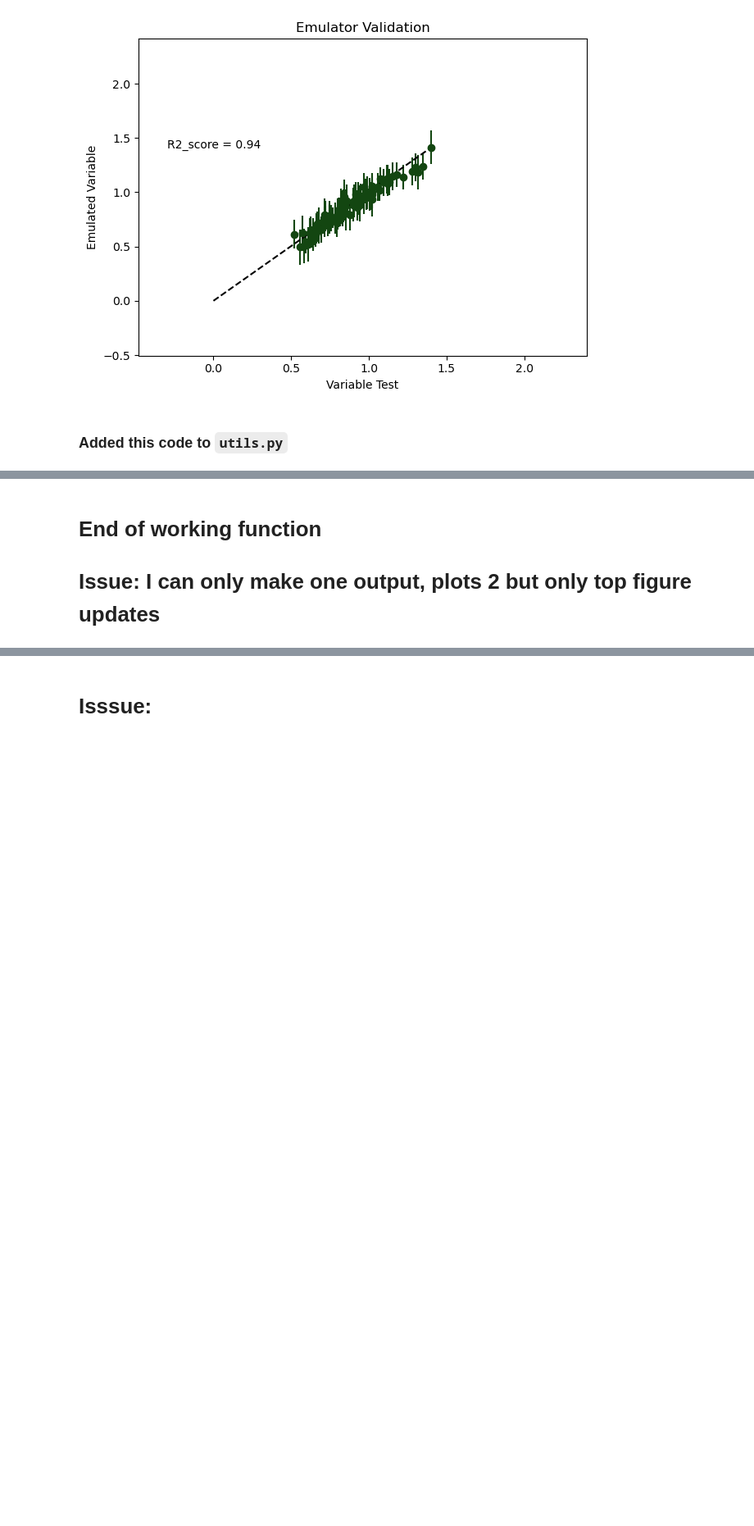
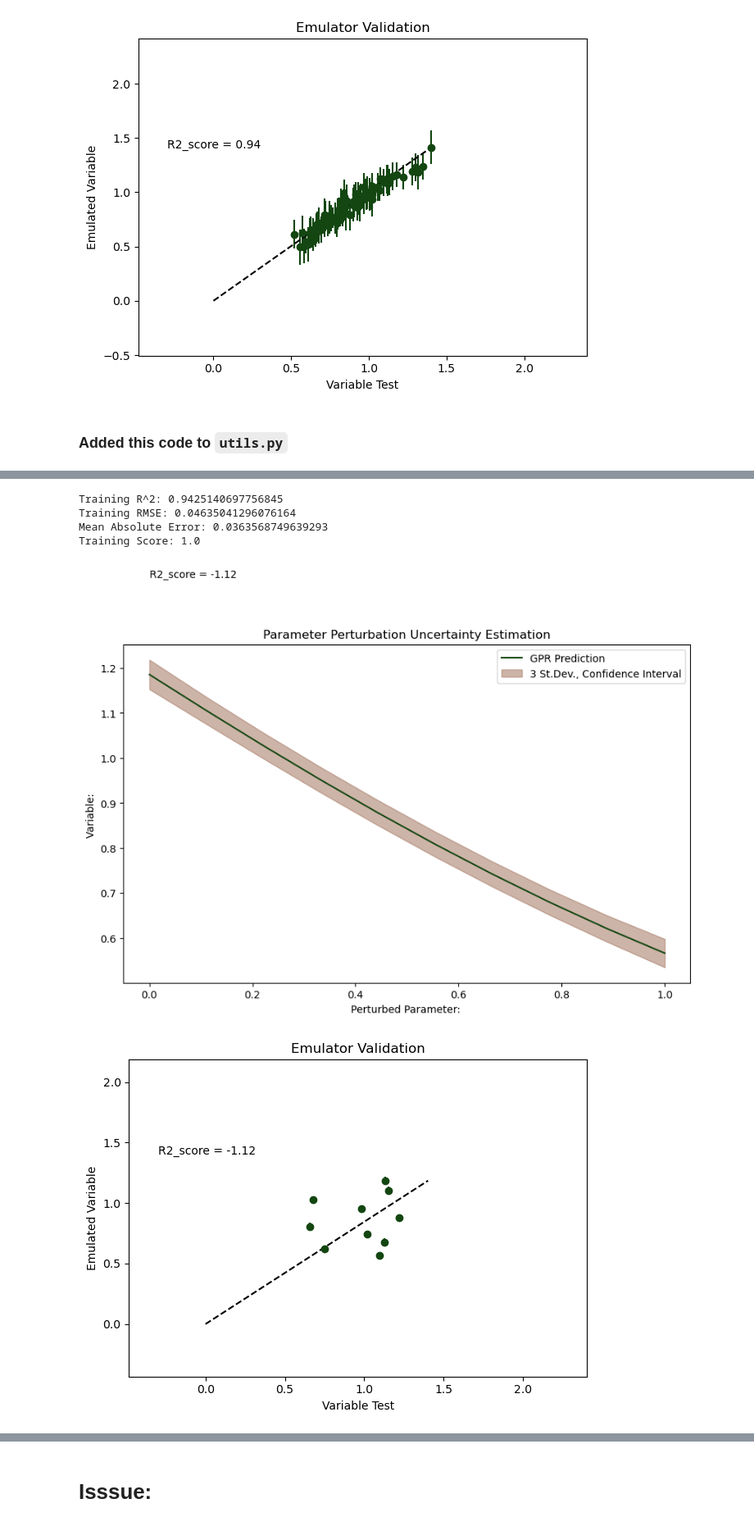
Before and after one commit to GaiaFuture/Prototype, a Jupyter notebook: main_function.ipynb, the cells around one changed output, grey strips where cells are left out. Shown: that part at 82% size. Saved outputs shown, nothing was run; the diff lists cells and outputs as text; code cells hidden in the pictures; blank space fills up the shorter version.

Commit message:
GPR plotting function is plotting as expected! Updated the x_values to be included in plotting .predict() function

```diff
--- a/main_function.ipynb
+++ b/main_function.ipynb
@@ -172,7 +184,10 @@ def train_emulator(param, var):
 
     #For the parameter of interest, replace the 0.5 with a range of values between 0 and 1
     X_values[:, 15] = np.linspace(0, 1, 10)  # Set the 15th column values to evenly spaced values from 0 to 1
-    coef_deter = r2_score(y_test,y_pred)
+
+    # Predict mean and standard deviation of the Gaussian process at each point in x_values
+    y_pred, y_std = gpr_model.predict(X_values, return_std=True)
+    coef_deter = r2_score(y_test[:10],y_pred[:10])
 
 
     # Plot the results
@@ -207,8 +222,8 @@ def train_emulator(param, var):
     #~~~~~~~~~~~~~~~~~~~~~~~~~~~~~~~~~~~~~~~
     # ----      Visualize Accuracy      ----
     #~~~~~~~~~~~~~~~~~~~~~~~~~~~~~~~~~~~~~~~
-    plt.errorbar(y_test,
-                 y_pred,
+    plt.errorbar(y_test[:10],
+                 y_pred[:10],
                  yerr=3*y_std,
                  fmt="o",
                  color='#134611')
@@ -281,4 +249,0 @@ dashboard_wrangling('leafcn', 'LNC');
-# %% [markdown]
-# End of working function
-
-# Issue: I can only make one output, plots 2 but only top figure updates
@@ -335,0 +250,13 @@ class Selections(param.Parameterized):
+# %%
+param = param_wrangling()
+var = subset_var_cluster("LNC")
+var = wrangle_var_cluster(var)
+# %%
+train_emulator(param, var)
+# %% [output]
+Training R^2: 0.9425140697756845
+Training RMSE: 0.04635041296076164
+Mean Absolute Error: 0.0363568749639293
+Training Score: 1.0
+[figure, added]
+[figure, added]
```
Also changed, not shown: parts of 11 cells of this notebook, 1 other file.
